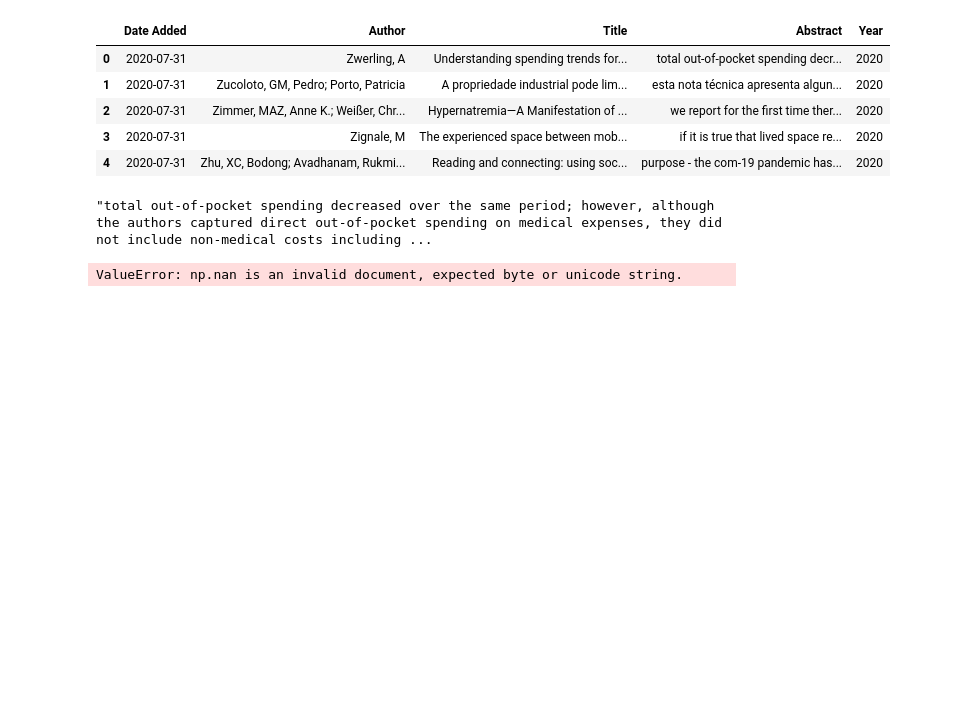
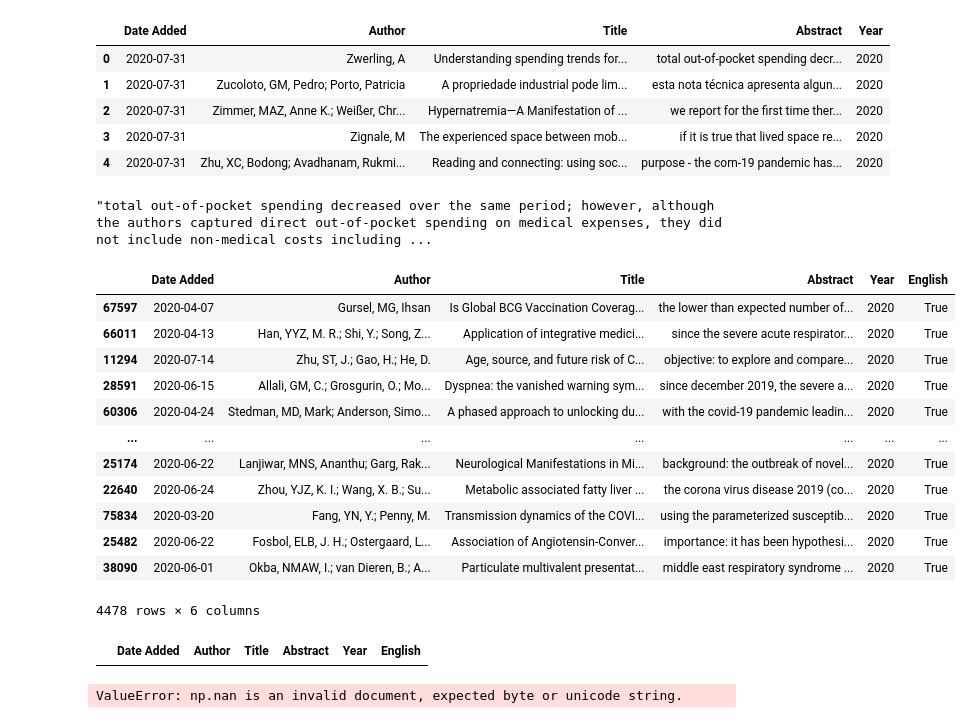
Before and after one commit to utkarshrai/BMIG60303-assignments, a Jupyter notebook: TestNotebook.ipynb, the cells around one changed output. Drawn from its saved outputs; the diff is of its cells as text; code cells hidden in the pictures; blank space fills up the shorter version.

```diff
--- a/TestNotebook.ipynb
+++ b/TestNotebook.ipynb
@@ -69,6 +93,41 @@ df.head()
 df.iloc[0]['Abstract']
 # %% [output]
 "total out-of-pocket spending decreased over the same period; however, although the authors captured direct out-of-pocket spending on medical expenses, they did not include non-medical costs including ...
+# %%
+df = df[~df.Abstract.isna()]
+
+
+def is_english(text, thresh = .9):
+    try:
+        langs = detect_langs(text)
+        return {l.lang : l.prob for l in langs}['en'] > thresh
+    except:
+        return False
+
+
+adf2 = df.sample(5000)
+adf2['English'] = adf2.Abstract.apply(is_english)
+adf2 = adf2[adf2.English]
+# %%
+adf2
+# %% [output]
+|  | Date Added | Author | Title | Abstract | Year | English |
+| 67597 | 2020-04-07 | Gursel, MG, Ihsan | Is Global BCG Vaccination Coverag... | the lower than expected number of... | 2020 | True |
+| 66011 | 2020-04-13 | Han, YYZ, M. R.; Shi, Y.; Song, Z... | Application of integrative medici... | since the severe acute respirator... | 2020 | True |
+| 11294 | 2020-07-14 | Zhu, ST, J.; Gao, H.; He, D. | Age, source, and future risk of C... | objective: to explore and compare... | 2020 | True |
+| 28591 | 2020-06-15 | Allali, GM, C.; Grosgurin, O.; Mo... | Dyspnea: the vanished warning sym... | since december 2019, the severe a... | 2020 | True |
+| 60306 | 2020-04-24 | Stedman, MD, Mark; Anderson, Simo... | A phased approach to unlocking du... | with the covid-19 pandemic leadin... | 2020 | True |
+| ... | ... | ... | ... | ... | ... | ... |
+| 25174 | 2020-06-22 | Lanjiwar, MNS, Ananthu; Garg, Rak... | Neurological Manifestations in Mi... | background: the outbreak of novel... | 2020 | True |
+| 22640 | 2020-06-24 | Zhou, YJZ, K. I.; Wang, X. B.; Su... | Metabolic associated fatty liver ... | the corona virus disease 2019 (co... | 2020 | True |
+| 75834 | 2020-03-20 | Fang, YN, Y.; Penny, M. | Transmission dynamics of the COVI... | using the parameterized susceptib... | 2020 | True |
+| 25482 | 2020-06-22 | Fosbol, ELB, J. H.; Ostergaard, L... | Association of Angiotensin-Conver... | importance: it has been hypothesi... | 2020 | True |
+| 38090 | 2020-06-01 | Okba, NMAW, I.; van Dieren, B.; A... | Particulate multivalent presentat... | middle east respiratory syndrome ... | 2020 | True |
+4478 rows × 6 columns
+# %%
+df
+# %% [output]
+|  | Date Added | Author | Title | Abstract | Year | English |
 # %%
 
 from sklearn.feature_extraction.text import TfidfVectorizer
```
Also changed, not shown: parts of 4 cells of this notebook, 1 other file.
